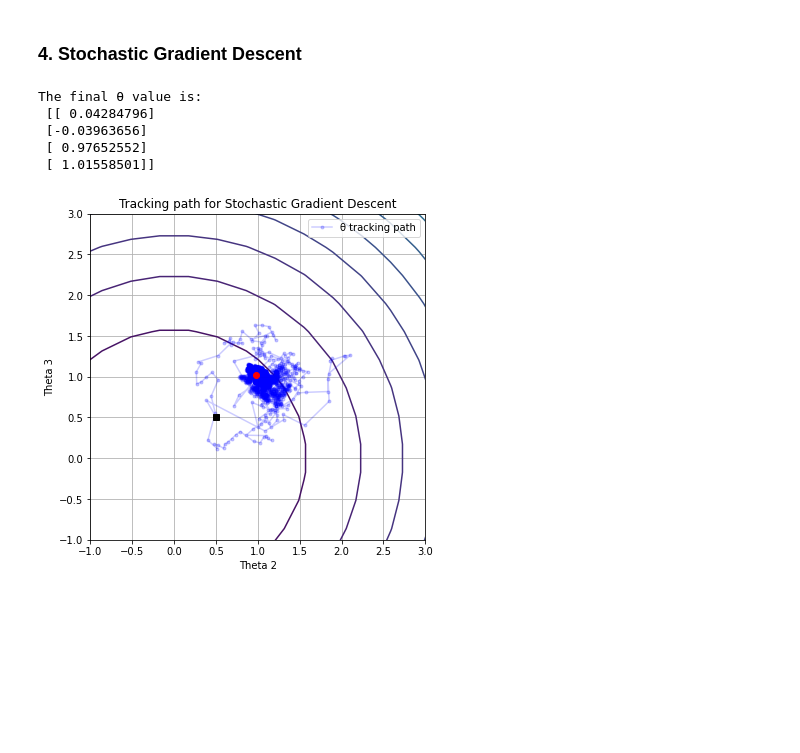
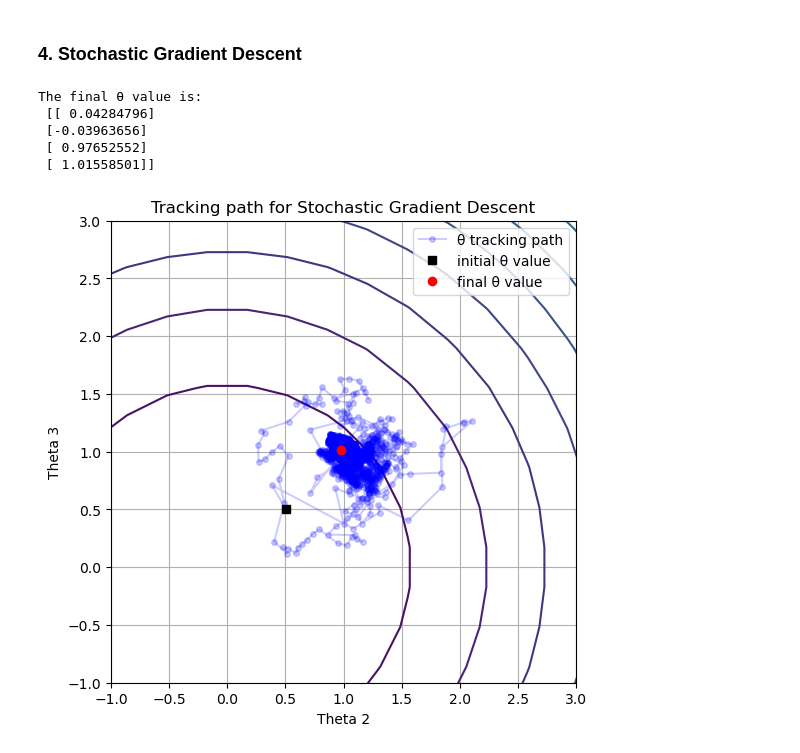
Before and after one commit to getpeped/ML, a Jupyter notebook: Gradient/gradients.ipynb, the cells around one changed output. Drawn from its saved outputs; the diff is of its cells as text; code cells hidden in the pictures; blank space fills up the shorter version.

```diff
--- a/Gradient/gradients.ipynb
+++ b/Gradient/gradients.ipynb
@@ -166,34 +166,34 @@ for epoch in range(n_epochs):
 print(f"The final θ value is:\n {theta / X_std.reshape(-1, 1)}")
 
 # archived (historical) values of θ tracking path
 thetas_arr = np.array(thetas).flatten().reshape(-1, 4) / X_std  # (m, 4)
 
 # extracking θ values as column vectors
 th0, th1, th2, th3 = thetas_arr[:, 0], thetas_arr[:, 1], thetas_arr[:, 2], thetas_arr[:, 3]
 
 fig, ax = plt.subplots(figsize=(6, 6))
 cs = ax.contour(xx, yy, zz, cmap='viridis', levels=20)
 ax.clabel(cs, inline=True, fontsize=8)
 
-ax.plot(th2, th3, color='b', marker='o', markersize=3, alpha=0.2, label='θ tracking path')
+ax.plot(th2, th3, color='b', marker='o', markersize=4, alpha=0.2, label='θ tracking path')
 
 # the initial and final θ values
-ax.plot(th2[0], th3[0], 'ks')
-ax.plot(th2[-1], th3[-1], 'ro')
+ax.plot(th2[0], th3[0], 'ks', label='initial θ value')
+ax.plot(th2[-1], th3[-1], 'ro', label='final θ value')
 
 ax.set_xlabel('Theta 2')
 ax.set_ylabel('Theta 3')
 ax.set_title('Tracking path for Stochastic Gradient Descent')
 
 ax.axis([-1, 3, -1, 3])
 ax.legend()
 
 plt.grid()
 plt.show()
 # %% [output]
 The final θ value is:
  [[ 0.04284796]
  [-0.03963656]
  [ 0.97652552]
  [ 1.01558501]]
-[figure, old version]
+[figure, new version]
```
Also changed, not shown: parts of 3 cells of this notebook.
